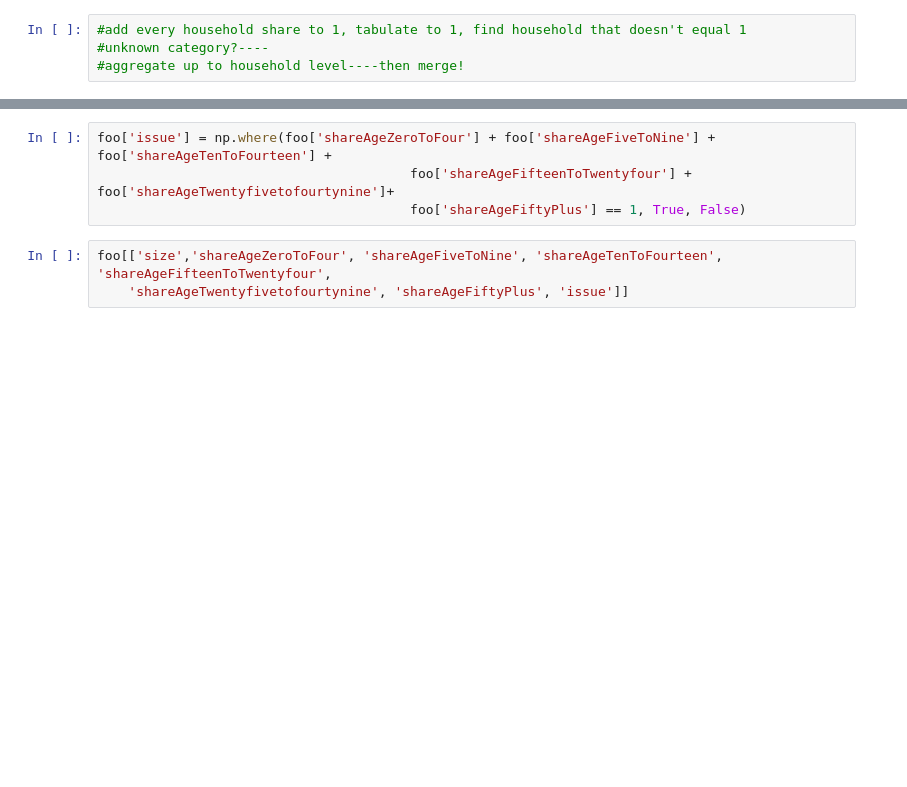
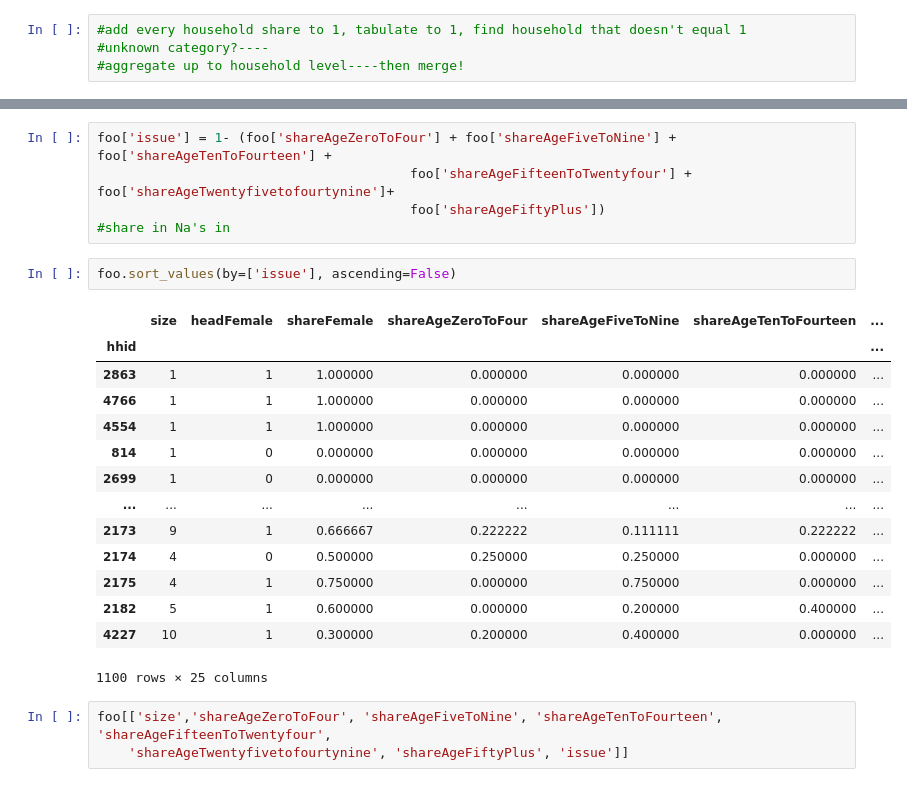
Before and after one commit to Colleen-ODonnell/KenyaPovertyTargetingModel, a Jupyter notebook: 2progs/C3_RenameVariables2.ipynb, the cells around one changed output, grey strips where cells are left out. Cells and saved outputs as stored; diff of their text form; blank space fills up the shorter version.

```diff
--- a/2progs/C3_RenameVariables2.ipynb
+++ b/2progs/C3_RenameVariables2.ipynb
@@ -358,7 +379,25 @@ foo[['headFemale', 'shareFemale','shareAgeZeroToFour','shareAgeFiveToNine', 'sha
 # %%
-foo['issue'] = np.where(foo['shareAgeZeroToFour'] + foo['shareAgeFiveToNine'] + foo['shareAgeTenToFourteen'] +
+foo['issue'] = 1- (foo['shareAgeZeroToFour'] + foo['shareAgeFiveToNine'] + foo['shareAgeTenToFourteen'] +
                                         foo['shareAgeFifteenToTwentyfour'] + foo['shareAgeTwentyfivetofourtynine']+
-                                        foo['shareAgeFiftyPlus'] == 1, True, False)
+                                        foo['shareAgeFiftyPlus'])
+#share in Na's in
+# %%
+foo.sort_values(by=['issue'], ascending=False)
+# %% [output]
+|  | size | headFemale | shareFemale | shareAgeZeroToFour | shareAgeFiveToNine | shareAgeTenToFourteen | ... |
+| hhid |  |  |  |  |  |  | ... |
+| 2863 | 1 | 1 | 1.000000 | 0.000000 | 0.000000 | 0.000000 | ... |
+| 4766 | 1 | 1 | 1.000000 | 0.000000 | 0.000000 | 0.000000 | ... |
+| 4554 | 1 | 1 | 1.000000 | 0.000000 | 0.000000 | 0.000000 | ... |
+| 814 | 1 | 0 | 0.000000 | 0.000000 | 0.000000 | 0.000000 | ... |
+| 2699 | 1 | 0 | 0.000000 | 0.000000 | 0.000000 | 0.000000 | ... |
+| ... | ... | ... | ... | ... | ... | ... | ... |
+| 2173 | 9 | 1 | 0.666667 | 0.222222 | 0.111111 | 0.222222 | ... |
+| 2174 | 4 | 0 | 0.500000 | 0.250000 | 0.250000 | 0.000000 | ... |
+| 2175 | 4 | 1 | 0.750000 | 0.000000 | 0.750000 | 0.000000 | ... |
+| 2182 | 5 | 1 | 0.600000 | 0.000000 | 0.200000 | 0.400000 | ... |
+| 4227 | 10 | 1 | 0.300000 | 0.200000 | 0.400000 | 0.000000 | ... |
+1100 rows × 25 columns
 # %%
 foo[['size','shareAgeZeroToFour', 'shareAgeFiveToNine', 'shareAgeTenToFourteen', 'shareAgeFifteenToTwentyfour',
     'shareAgeTwentyfivetofourtynine', 'shareAgeFiftyPlus', 'issue']]
```
Also changed, not shown: parts of 16 cells of this notebook, 16 other files.
